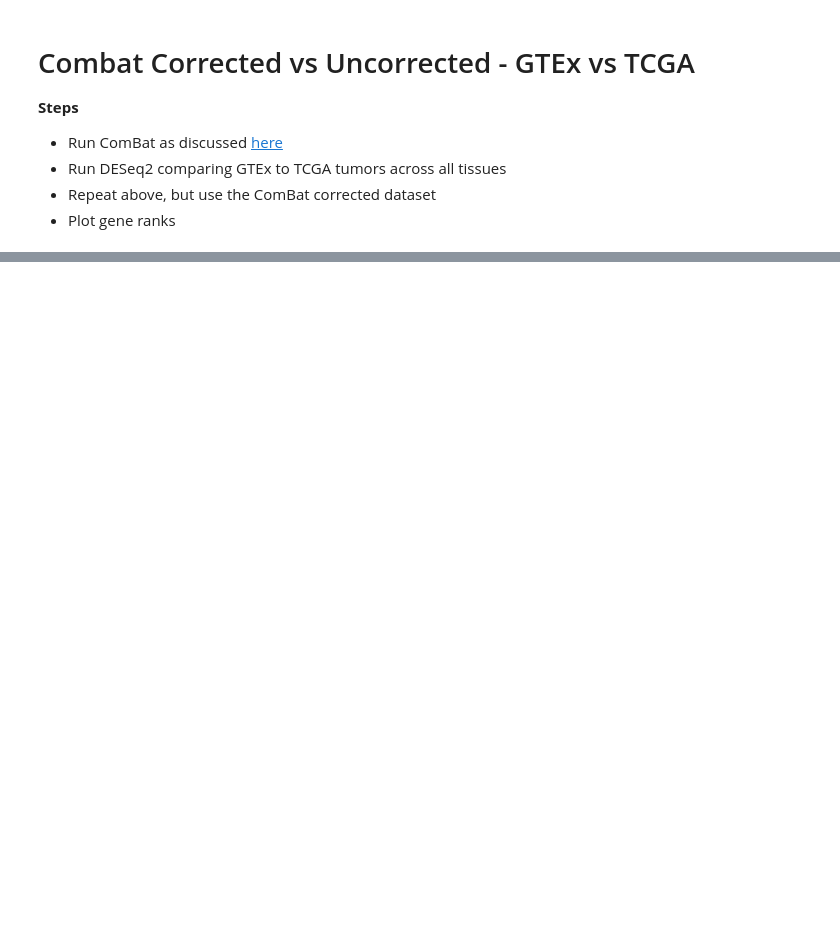
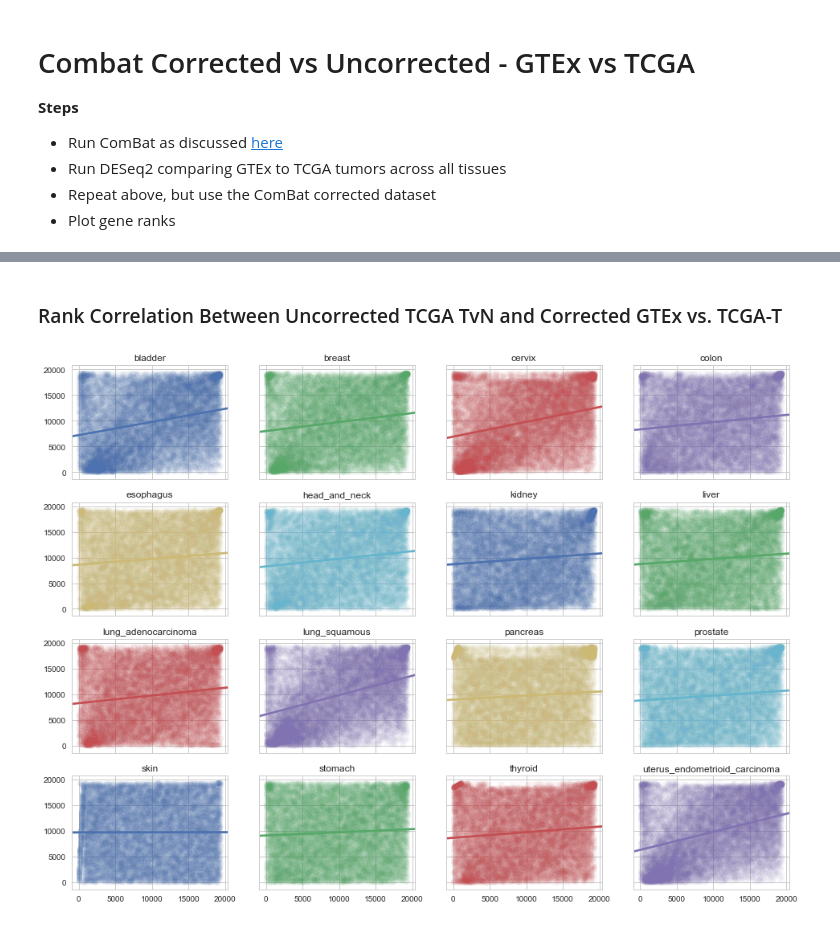
Before and after one commit to jvivian/rnaseq-recompute-analysis, a Jupyter notebook: notebooks/ranked_correlation/GTEx-vs-TCGA-ComBat-Corrected-vs-Uncorrected.ipynb, the cells around one changed output, grey strips where cells are left out. Saved outputs shown, nothing was run; the diff lists cells and outputs as text; code cells hidden in the pictures; blank space fills up the shorter version.

```diff
--- a/notebooks/ranked_correlation/GTEx-vs-TCGA-ComBat-Corrected-vs-Uncorrected.ipynb
+++ b/notebooks/ranked_correlation/GTEx-vs-TCGA-ComBat-Corrected-vs-Uncorrected.ipynb
@@ -46,0 +62,9 @@ com = {x[:-4]: pd.read_csv(os.path.join('gtex-vs-tcga-combat/results/', x), sep=
+# %% [markdown]
+### Rank Correlation Between Uncorrected TCGA TvN and Corrected GTEx vs. TCGA-T
+# %%
+f, axes = plt.subplots(4, 4, figsize=(16, 12), sharex=True, sharey=True)
+axes = axes.flatten()
+for i, t in enumerate(sorted(tvn.keys())):
+    plot_ranks(tvn[t].index, gvt_c[t].index, str(t), axes[i])
+# %% [output]
+[figure, added]
```
Also changed, not shown: parts of 7 cells of this notebook.
